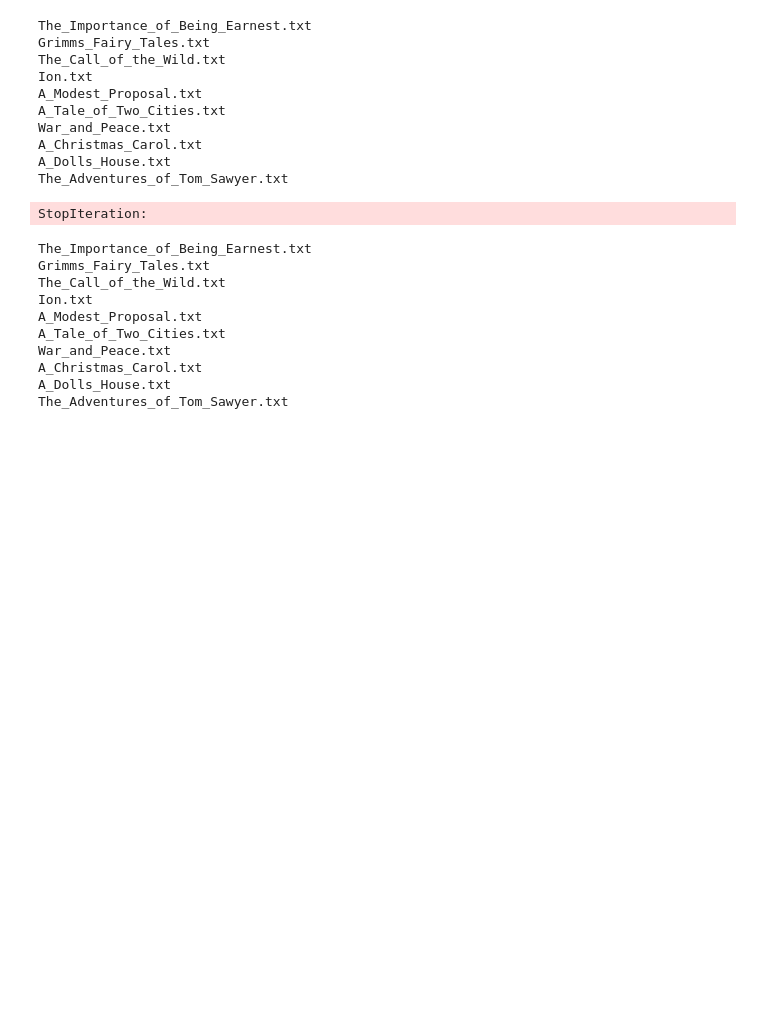
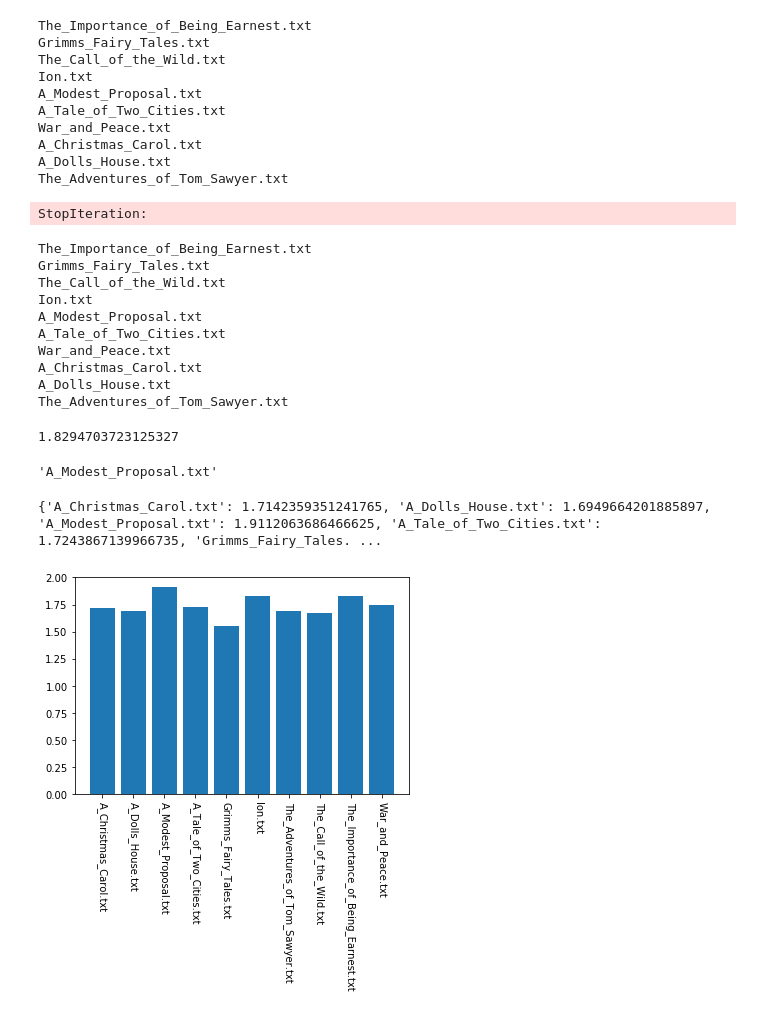
Before and after one commit to marshmallouws/Sem4PythonAssignments, a Jupyter notebook: Week6/ex2.ipynb, the cells around one changed output. Drawn from its saved outputs; the diff is of its cells as text; code cells hidden in the pictures; blank space fills up the shorter version.

Commit message:
Finished week6

```diff
--- a/Week6/ex2.ipynb
+++ b/Week6/ex2.ipynb
@@ -13,7 +13,7 @@ urls = {
     'A_Dolls_House.txt':'https://www.gutenberg.org/ebooks/2542.txt.utf-8',
     'The_Adventures_of_Tom_Sawyer.txt': 'https://www.gutenberg.org/files/74/74-0.txt'
 }
-b = week6.DownloadBooks(urls)
+b = week6.DownloadBooks(urls, 'files/')
 # %%
 # Iter
 c = iter(b)
@@ -61,0 +60,32 @@ The_Adventures_of_Tom_Sawyer.txt
+# %%
+# avg_vowels
+with open('files/Ion.txt', 'r') as f:
+    avg = b.avg_vowels(f.read())
+avg
+# %% [output]
+1.8294703723125327
+# %%
+# hardest_read
+hardest = b.hardest_read()
+hardest
+# %% [output]
+'A_Modest_Proposal.txt'
+# %%
+import matplotlib.pyplot as plt
+import os.path
+
+avg_vowels = {}
+
+for filename, url in b.url_list.items():
+    file_to_open = os.path.join(b.path, filename)
+    with open(file_to_open, 'r', encoding='UTF-8') as f:
+        avg_vowels[filename] = b.avg_vowels(f.read())
+
+sort = dict(sorted(avg_vowels.items(), key = lambda kv:(kv[0], kv[1])))
+print(dict(sort))
+plt.bar(list(sort.keys()), list(sort.values()))
+plt.xticks(rotation=-90)
+plt.show()
+# %% [output]
+{'A_Christmas_Carol.txt': 1.7142359351241765, 'A_Dolls_House.txt': 1.6949664201885897, 'A_Modest_Proposal.txt': 1.9112063686466625, 'A_Tale_of_Two_Cities.txt': 1.7243867139966735, 'Grimms_Fairy_Tales. ...
+[figure, added]
```
Also changed, not shown: parts of 1 cell of this notebook, 3 other files.
